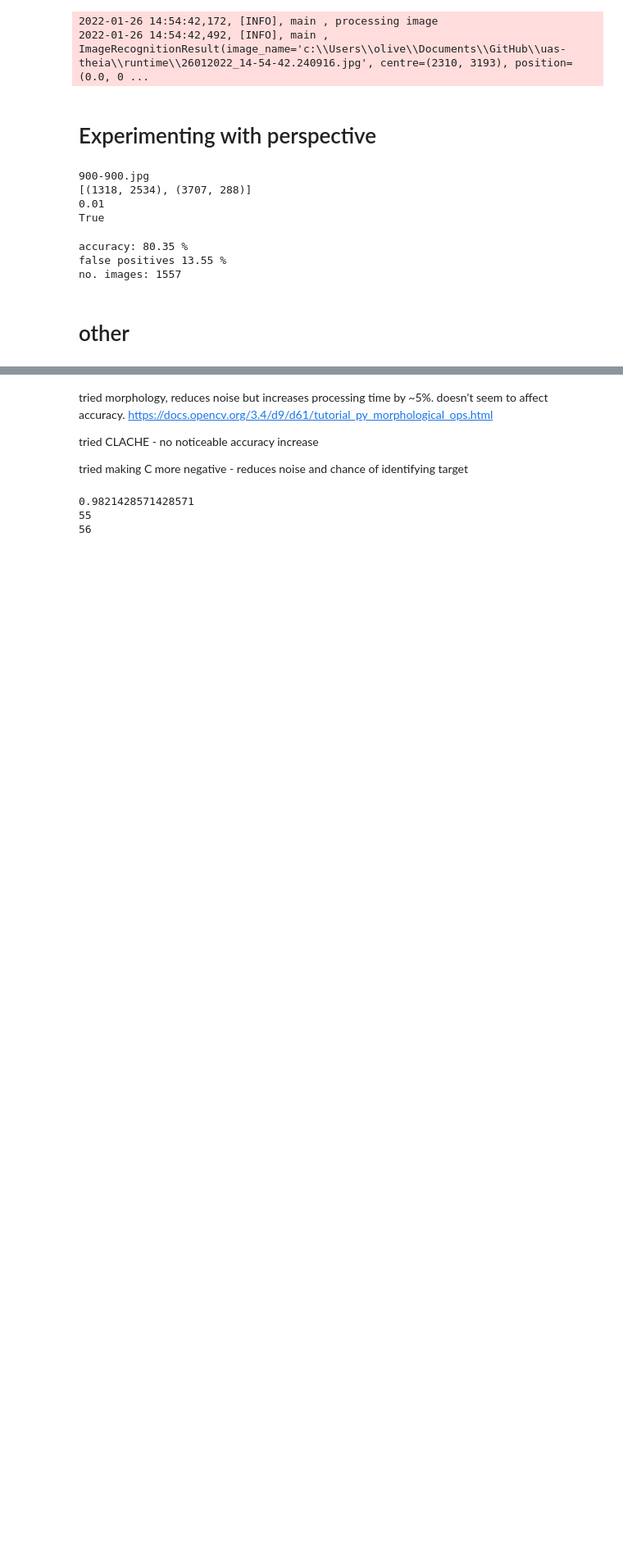
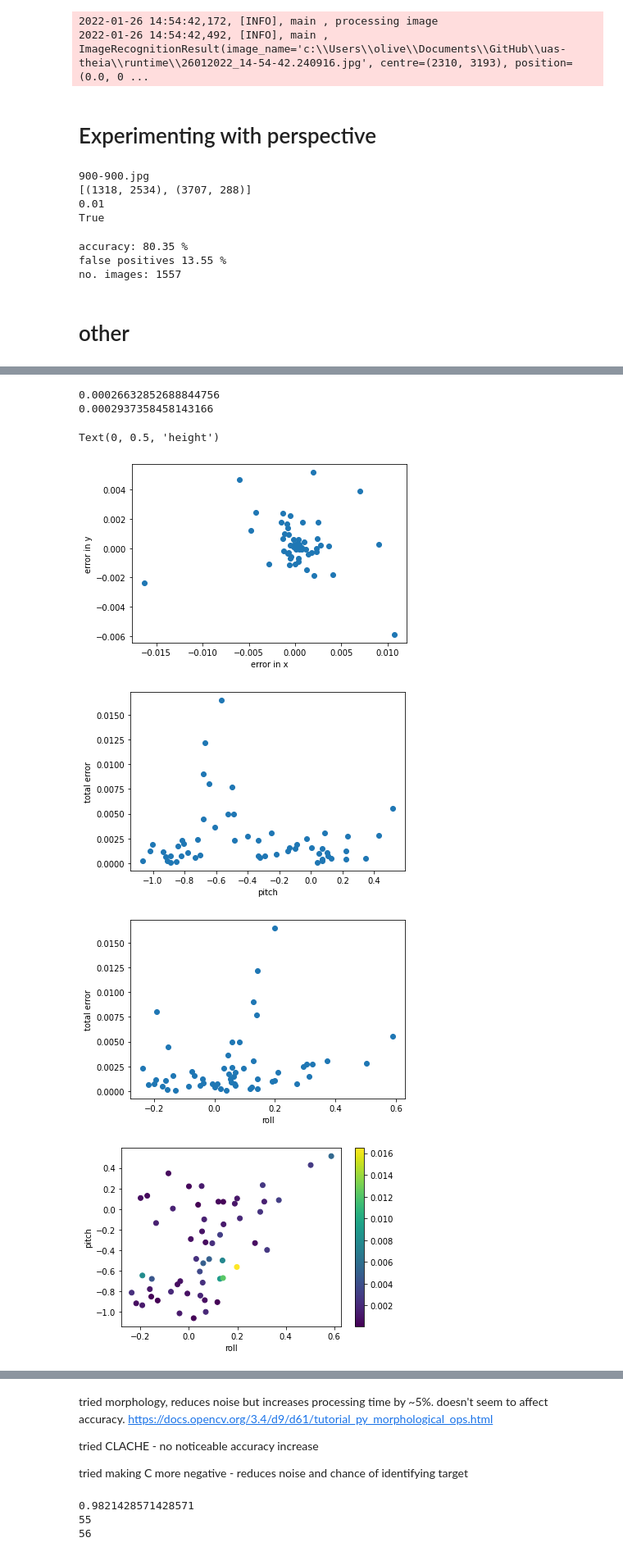
Before and after one commit to Team-Peryton/uas-theia, a Jupyter notebook: experiment.ipynb, the cells around one changed output, grey strips where cells are left out. Shown: that part at 82% size. Cells and saved outputs as stored; diff of their text form; code cells hidden in the pictures; blank space fills up the shorter version.

Commit message:
graphs of errors

```diff
--- a/experiment.ipynb
+++ b/experiment.ipynb
@@ -388,0 +444,62 @@ print(predicted)
+# %%
+import matplotlib.pyplot as plt
+import math
+import numpy as np
+
+print(sum(error_x)/len(error_x))
+print(sum(error_y)/len(error_y))
+
+total_error=[]
+for i in range(len(error_x)):
+    total_error.append(math.sqrt(error_x[i]**2+error_y[i]**2))
+
+plt.figure(0)
+plt.scatter(error_x,error_y)
+plt.xlabel("error in x")
+plt.ylabel("error in y")
+plt.figure(1)
+plt.scatter(image_pitch,total_error)
+plt.xlabel("pitch")
+plt.ylabel("total error")
+plt.figure(2)
+plt.scatter(image_roll,total_error)
+plt.xlabel("roll")
+plt.ylabel("total error")
+
+
+plt.figure(3)
+plt.scatter(image_roll, image_pitch, c=total_error, cmap='viridis')
+plt.colorbar()
+plt.xlabel("roll")
+plt.ylabel("pitch")
+
+roll_pitch=[]
+for i in range(len(error_x)):
+    roll_pitch.append(math.sqrt(image_pitch[i]**2+image_roll[i]**2))
+
+plt.figure(4)
+plt.scatter(image_heading,roll_pitch,c=total_error, cmap='viridis')
+plt.colorbar()
+plt.xlabel("height")
+plt.ylabel("total error")
+
+plt.figure(5)
+plt.scatter(image_time,total_error,c=image_height, cmap='viridis')
+plt.colorbar()
+plt.xlabel("roll")
+plt.ylabel("total error")
+
+plt.figure(6)
+plt.scatter(image_time,image_height,c=total_error, cmap='viridis')
+plt.colorbar()
+
+plt.xlabel("time")
+plt.ylabel("height")
+# %% [output]
+0.00026632852688844756
+0.0002937358458143166
+Text(0, 0.5, 'height')
+[figure, added]
+[figure, added]
+[figure, added]
+[figure, added]
```
Also changed, not shown: parts of 2 cells of this notebook, 1 other file.
